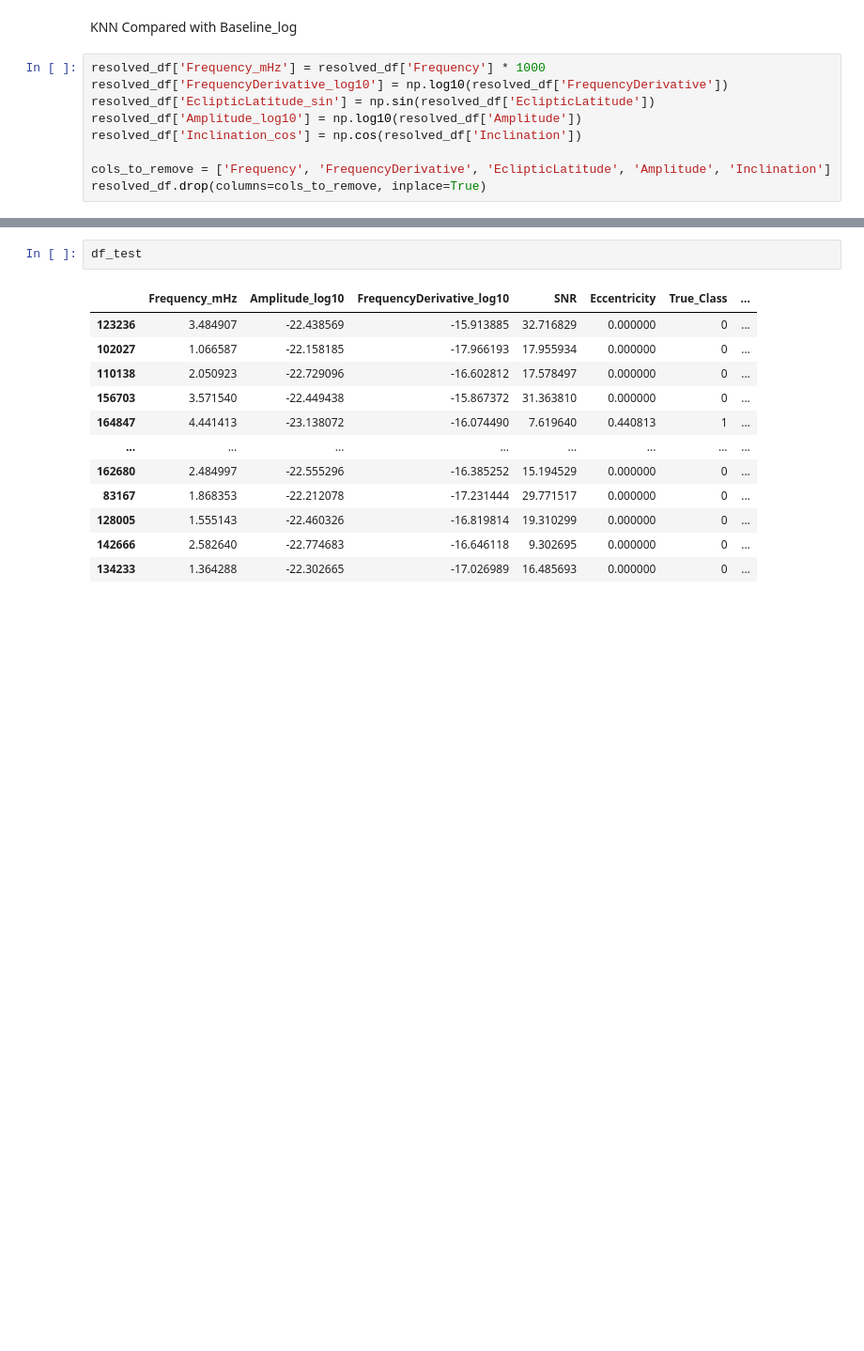
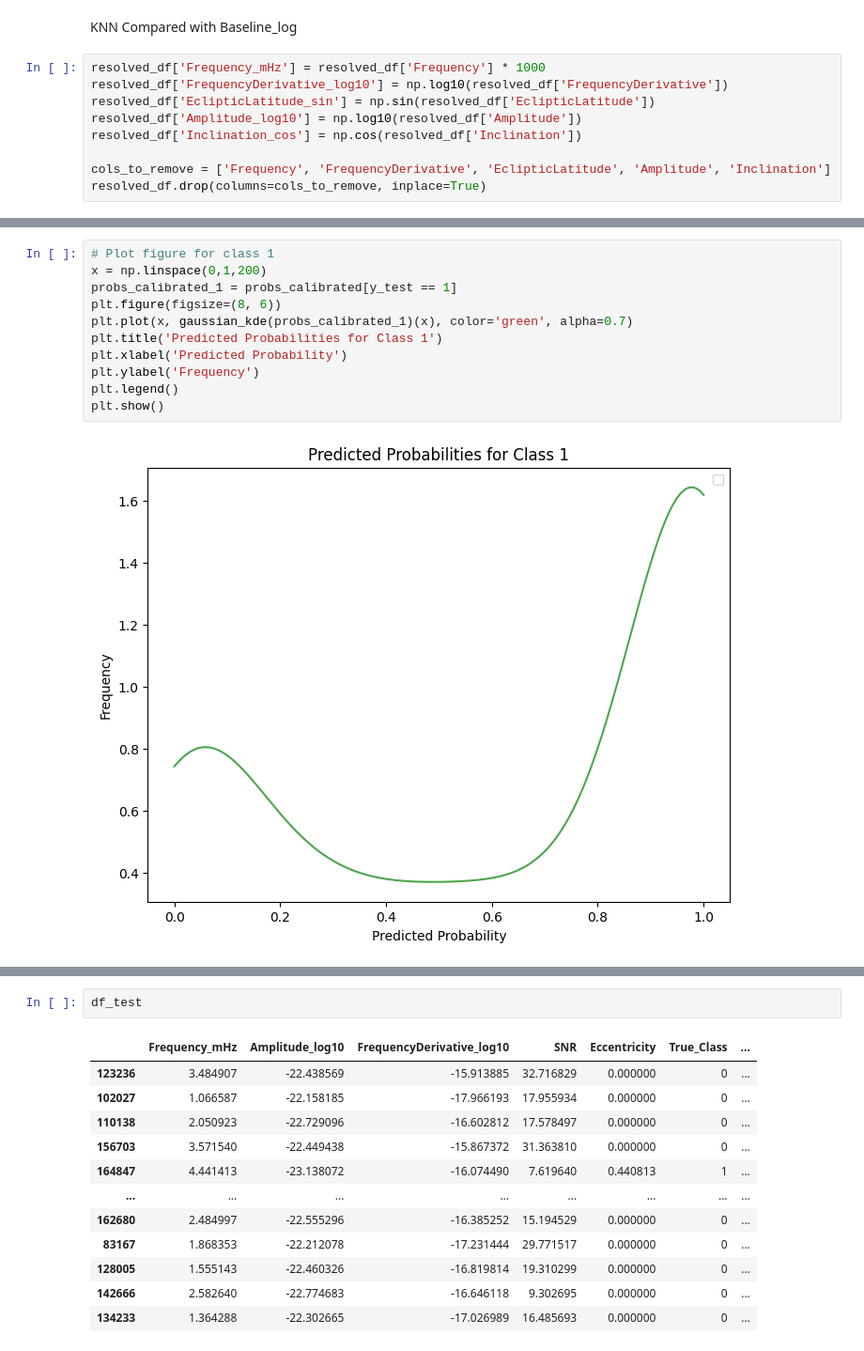
Before and after one commit to Irwintkc/lisa-ml, a Jupyter notebook: notebooks/network.ipynb, the cells around one changed output, grey strips where cells are left out. Shown at 94% size. Drawn from its saved outputs; the diff is of its cells as text; blank space fills up the shorter version.

```diff
--- a/notebooks/network.ipynb
+++ b/notebooks/network.ipynb
@@ -780,0 +843,13 @@ Classes: [0 1]
+# %%
+# Plot figure for class 1
+x = np.linspace(0,1,200)
+probs_calibrated_1 = probs_calibrated[y_test == 1]
+plt.figure(figsize=(8, 6))
+plt.plot(x, gaussian_kde(probs_calibrated_1)(x), color='green', alpha=0.7)
+plt.title('Predicted Probabilities for Class 1')
+plt.xlabel('Predicted Probability')
+plt.ylabel('Frequency')
+plt.legend()
+plt.show()
+# %% [output]
+[figure, added]
```
Also changed, not shown: parts of 28 cells of this notebook, 13 other files.
